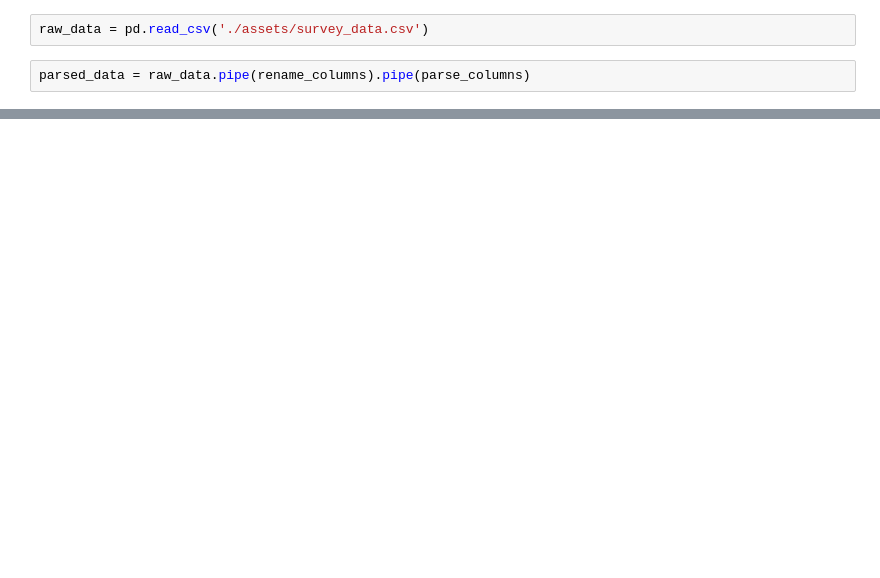
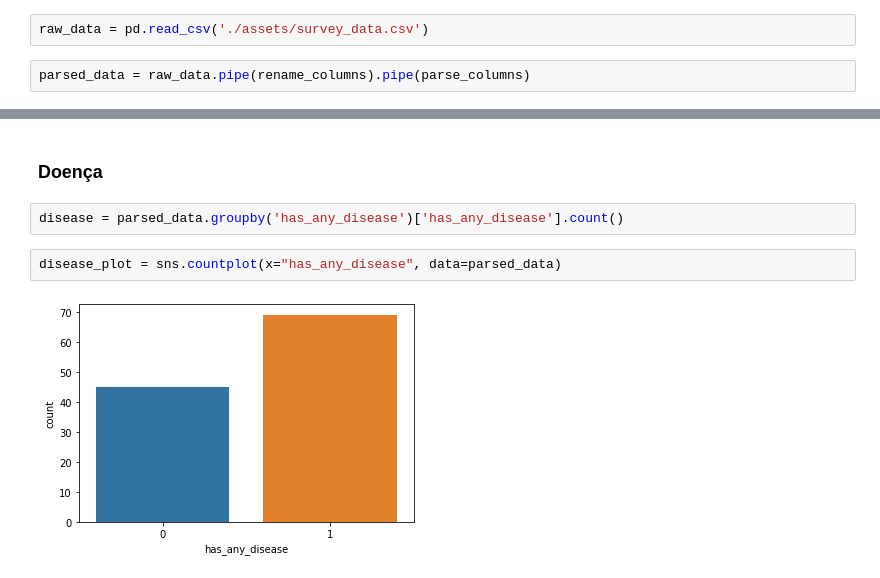
Before and after one commit to AntonioNtV/MC-data, a Jupyter notebook: main.ipynb, the cells around one changed output, grey strips where cells are left out. Drawn from its saved outputs; the diff is of its cells as text; blank space fills up the shorter version.

```diff
--- a/main.ipynb
+++ b/main.ipynb
@@ -29,0 +54,8 @@ parsed_data.sample(10)
+# %% [markdown]
+### Doença
+# %%
+disease = parsed_data.groupby('has_any_disease')['has_any_disease'].count()
+# %%
+disease_plot = sns.countplot(x="has_any_disease", data=parsed_data)
+# %% [output]
+[figure, added]
```
Also changed, not shown: parts of 16 cells of this notebook, 2 other files.
